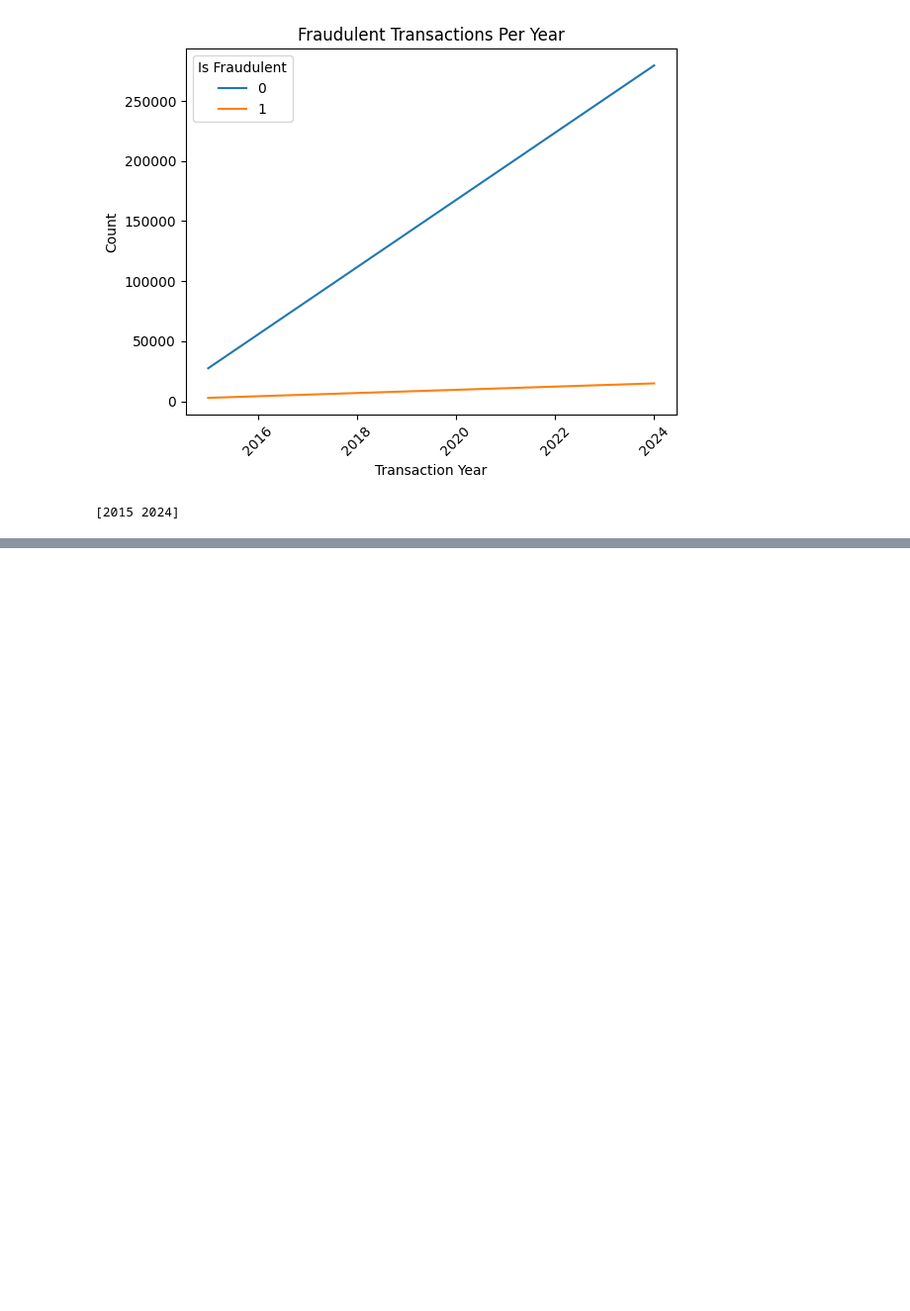
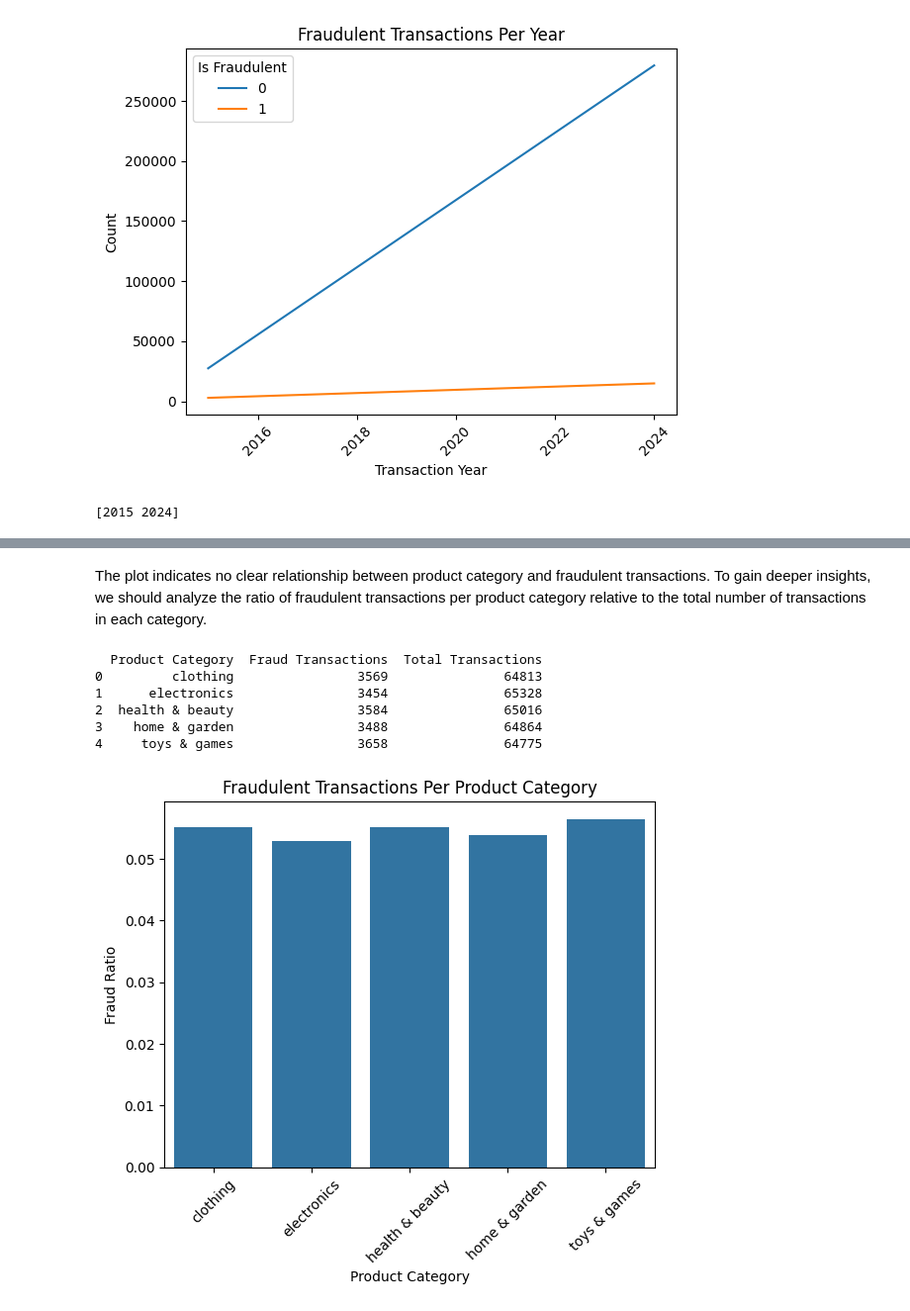
Before and after one commit to LsFaria04/Fraud_Detection_Supervised_Learning, a Jupyter notebook: Proj2.ipynb, the cells around one changed output, grey strips where cells are left out. Shown at 99% size. Cells and saved outputs as stored; diff of their text form; code cells hidden in the pictures; blank space fills up the shorter version.

```diff
--- a/Proj2.ipynb
+++ b/Proj2.ipynb
@@ -260,0 +318,29 @@ plt.show()
+# %% [markdown]
+The plot indicates no clear relationship between product category and fraudulent transactions. To gain deeper insights, we should analyze the ratio of fraudulent transactions per product category relative to the total number of transactions in each category.
+# %%
+# Count total transactions per Product Category
+total_transactions = merged_data.groupby("Product Category").size().reset_index(name="Total Transactions")
+
+# Count fraudulent transactions per Product Category
+fraud_transactions = merged_data[merged_data["Is Fraudulent"] == 1].groupby("Product Category").size().reset_index(name="Fraud Transactions")
+
+# Merge both counts
+fraud_ratio = fraud_transactions.merge(total_transactions, on="Product Category", how="left")
+
+print(fraud_ratio)
+
+# Calculate fraud ratio
+fraud_ratio["Fraud Ratio"] = fraud_ratio["Fraud Transactions"] / fraud_ratio["Total Transactions"]
+
+sb.barplot(x="Product Category", y="Fraud Ratio", data=fraud_ratio)
+plt.xticks(rotation=45)
+plt.title("Fraudulent Transactions Per Product Category")
+plt.show()
+# %% [output]
+  Product Category  Fraud Transactions  Total Transactions
+0         clothing                3569               64813
+1      electronics                3454               65328
+2  health & beauty                3584               65016
+3    home & garden                3488               64864
+4     toys & games                3658               64775
+[figure, added]
```
Also changed, not shown: parts of 14 cells of this notebook.
